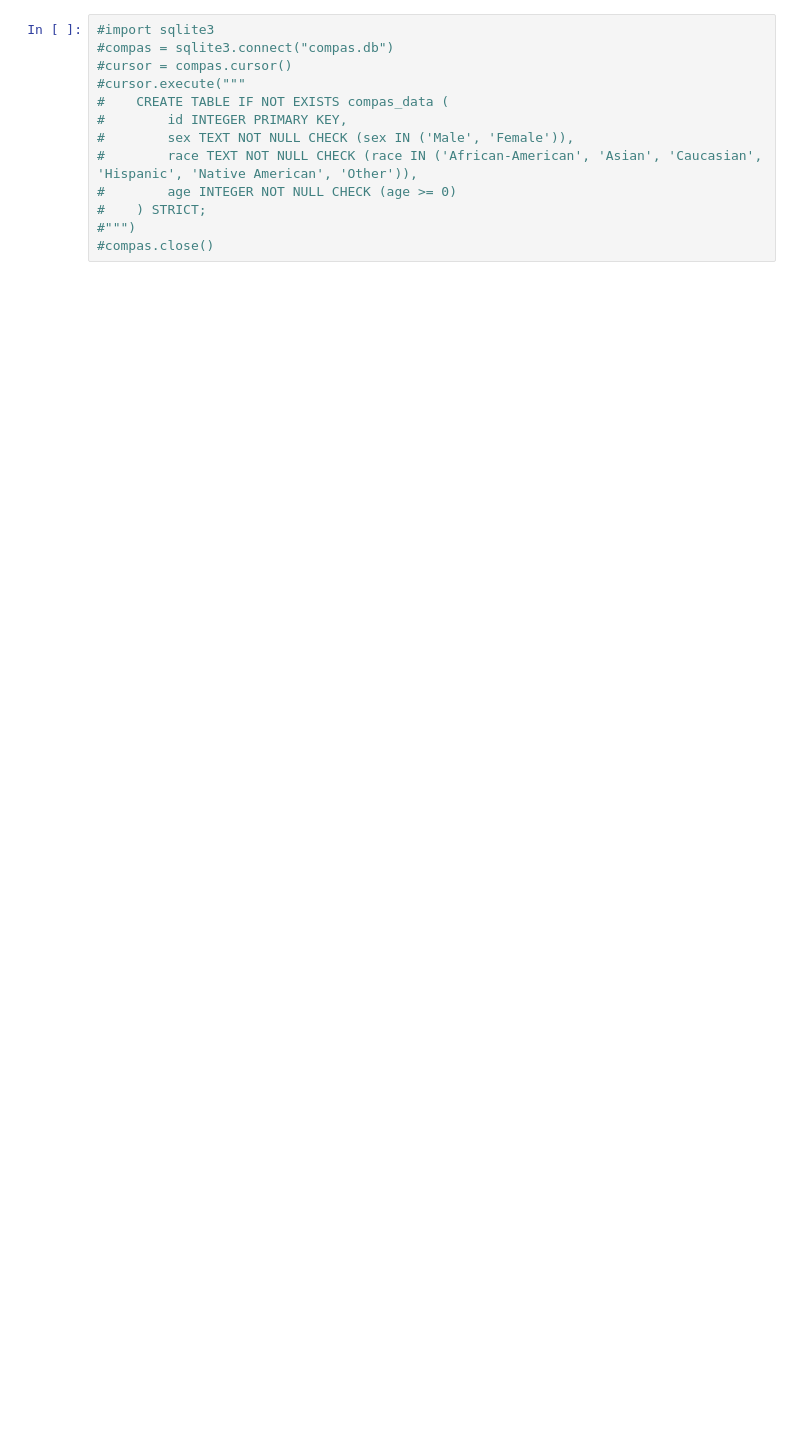
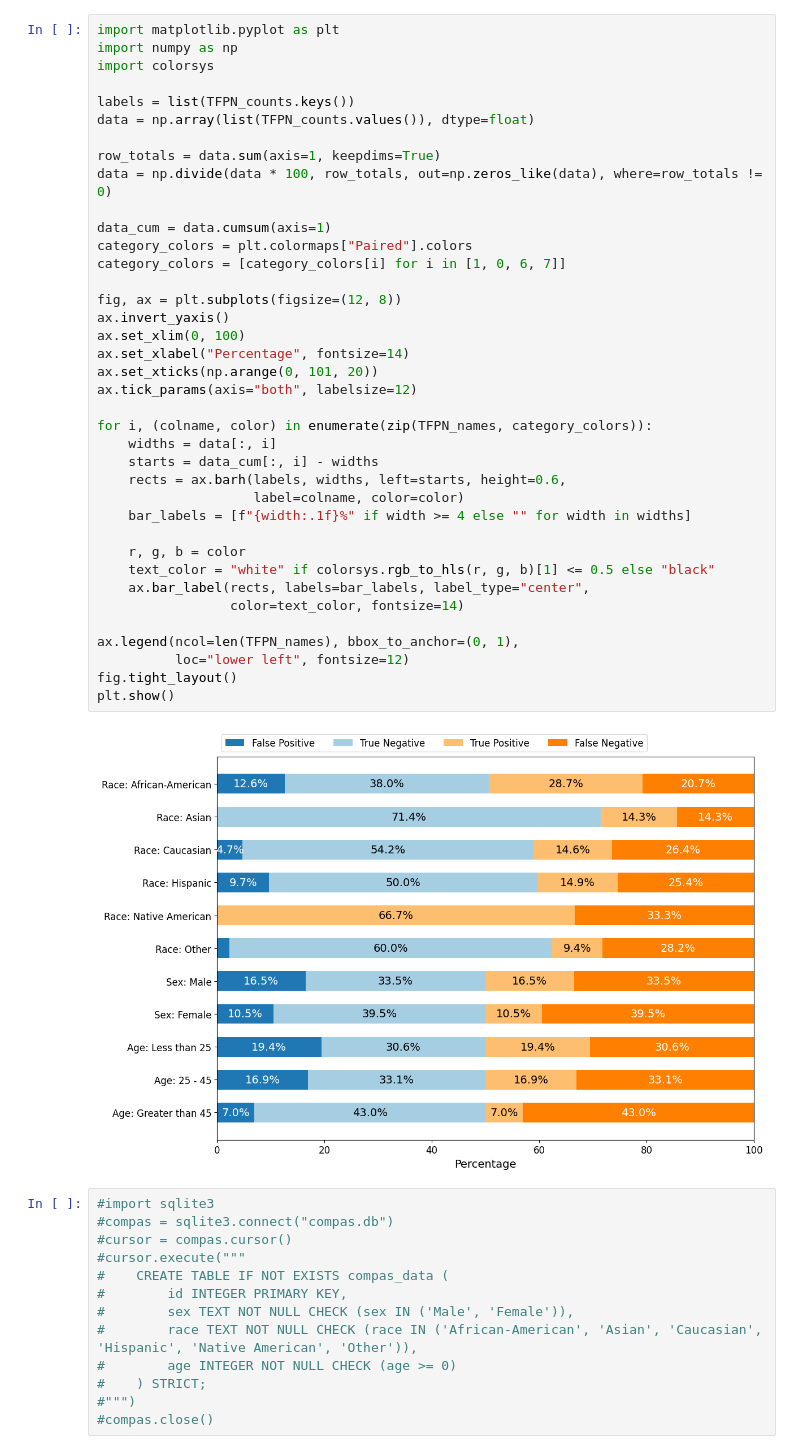
Before and after one commit to henryvaga/Trustworthy_machine_learning_fairness_project, a Jupyter notebook: log-reg.ipynb, the cells around one changed output. Cells and saved outputs as stored; diff of their text form; blank space fills up the shorter version.

Commit message:
Added visualisation of the true/false positive/negative rates

```diff
--- a/log-reg.ipynb
+++ b/log-reg.ipynb
@@ -129,3 +164,43 @@ Greater than 45 FNR: 272/314 = 86.6%
+# %%
+import matplotlib.pyplot as plt
+import numpy as np
+import colorsys
+
+labels = list(TFPN_counts.keys())
+data = np.array(list(TFPN_counts.values()), dtype=float)
+
+row_totals = data.sum(axis=1, keepdims=True)
+data = np.divide(data * 100, row_totals, out=np.zeros_like(data), where=row_totals != 0)
+
+data_cum = data.cumsum(axis=1)
+category_colors = plt.colormaps["Paired"].colors
+category_colors = [category_colors[i] for i in [1, 0, 6, 7]]
+
+fig, ax = plt.subplots(figsize=(12, 8))
+ax.invert_yaxis()
+ax.set_xlim(0, 100)
+ax.set_xlabel("Percentage", fontsize=14)
+ax.set_xticks(np.arange(0, 101, 20))
+ax.tick_params(axis="both", labelsize=12)
+
+for i, (colname, color) in enumerate(zip(TFPN_names, category_colors)):
+    widths = data[:, i]
+    starts = data_cum[:, i] - widths
+    rects = ax.barh(labels, widths, left=starts, height=0.6,
+                    label=colname, color=color)
+    bar_labels = [f"{width:.1f}%" if width >= 4 else "" for width in widths]
+
+    r, g, b = color
+    text_color = "white" if colorsys.rgb_to_hls(r, g, b)[1] <= 0.5 else "black"
+    ax.bar_label(rects, labels=bar_labels, label_type="center",
+                 color=text_color, fontsize=14)
+
+ax.legend(ncol=len(TFPN_names), bbox_to_anchor=(0, 1),
+          loc="lower left", fontsize=12)
+fig.tight_layout()
+plt.show()
+# %% [output]
+[figure, added]
 # %%
 #import sqlite3
 #compas = sqlite3.connect("compas.db")
```
Also changed, not shown: parts of 2 cells of this notebook.
